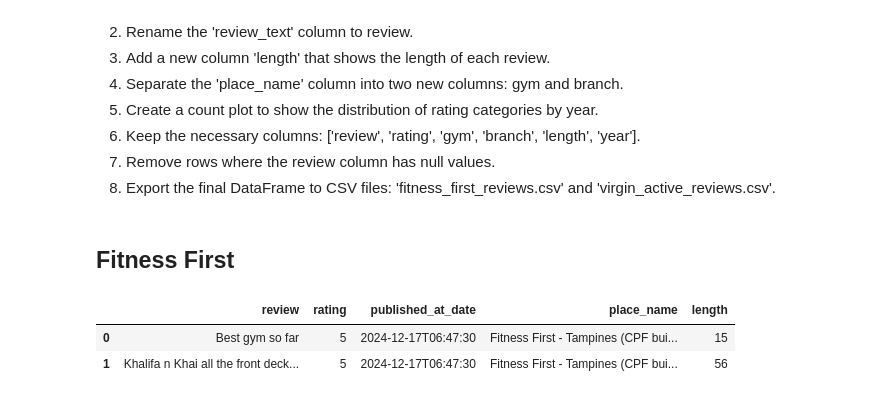
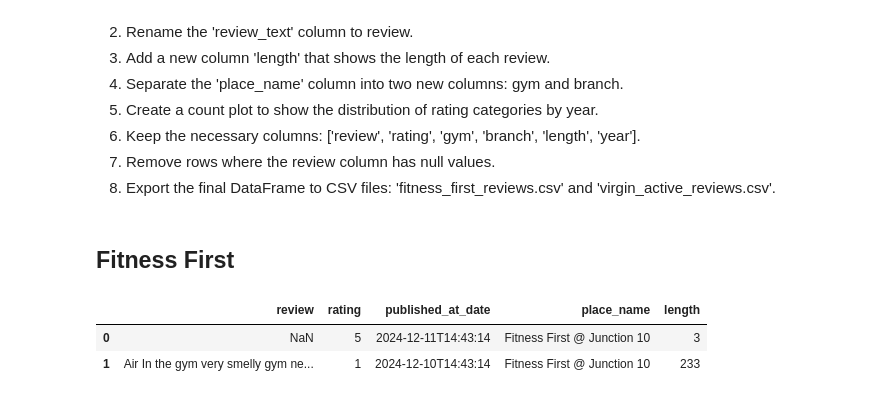
Before and after one commit to julianacharisser/gym-reviews-sentiment-analysis, a Jupyter notebook: combine_datasets.ipynb, the cells around one changed output. Saved outputs shown, nothing was run; the diff lists cells and outputs as text; code cells hidden in the pictures.

Commit message:
Consolidated both 'fitness_first_reviews.csv' and 'virgin_active_reviews'

```diff
--- a/combine_datasets.ipynb
+++ b/combine_datasets.ipynb
@@ -32,6 +32,6 @@ import plotly.express as px
 # %%
-ff_junction = pd.read_csv('datasets/fitness-first-georgest.csv')
-ff_george = pd.read_csv('datasets/fitness-first-junction10.csv')
+ff_junction = pd.read_csv('datasets/fitness-first-junction10.csv')
+ff_george = pd.read_csv('datasets/fitness-first-georgest.csv')
 ff_paya = pd.read_csv('datasets/fitness-first-paya.csv')
 va_tanjong = pd.read_csv('datasets/virgin-active-tanjong.csv')
 va_paya = pd.read_csv('datasets/virgin-active-paya.csv')
@@ -54,15 +66,15 @@ virgin_active_reviews = pd.concat([va_paya, va_tanjong], axis=0, ignore_index=Tr
 # %%
 # 1. Select the relevant columns: Keep only ['review_text', 'rating', 'published_at_date', 'place_name'].
 fitness_first_reviews = fitness_first_reviews[['review_text','rating','published_at_date','place_name']]
 
 # 2. Rename the 'review_text' column to review.
 fitness_first_reviews.rename(columns={'review_text': 'review'}, inplace=True)
 
 # 3. Add a new column that shows the length of each review.
-fitness_first_reviews['length'] = fitness_first_reviews['review'].astype(str).apply(len)
+fitness_first_reviews.loc[:,'length'] = fitness_first_reviews['review'].astype(str).apply(len)
 
 fitness_first_reviews.head(2)
 # %% [output]
 |  | review | rating | published_at_date | place_name | length |
-| 0 | Best gym so far | 5 | 2024-12-17T06:47:30 | Fitness First - Tampines (CPF bui... | 15 |
-| 1 | Khalifa n Khai all the front deck... | 5 | 2024-12-17T06:47:30 | Fitness First - Tampines (CPF bui... | 56 |
+| 0 | NaN | 5 | 2024-12-11T14:43:14 | Fitness First @ Junction 10 | 3 |
+| 1 | Air In the gym very smelly gym ne... | 1 | 2024-12-10T14:43:14 | Fitness First @ Junction 10 | 233 |
```
Also changed, not shown: parts of 16 cells of this notebook, 6 other files.
